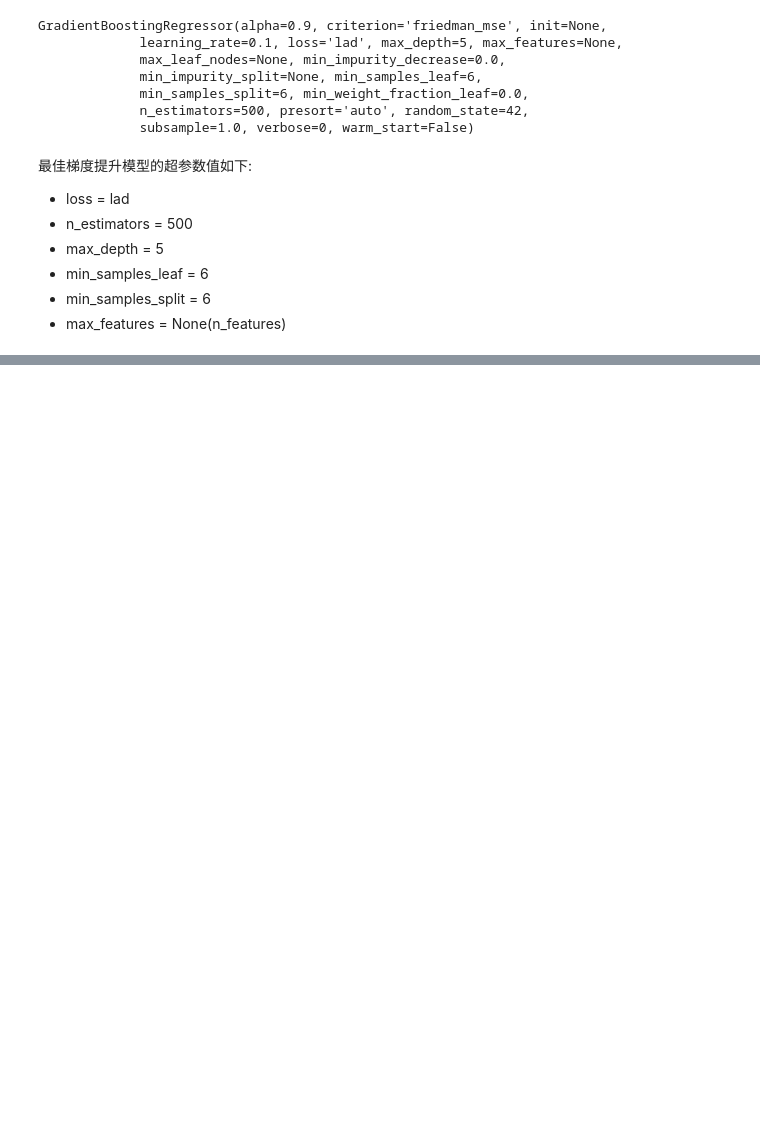
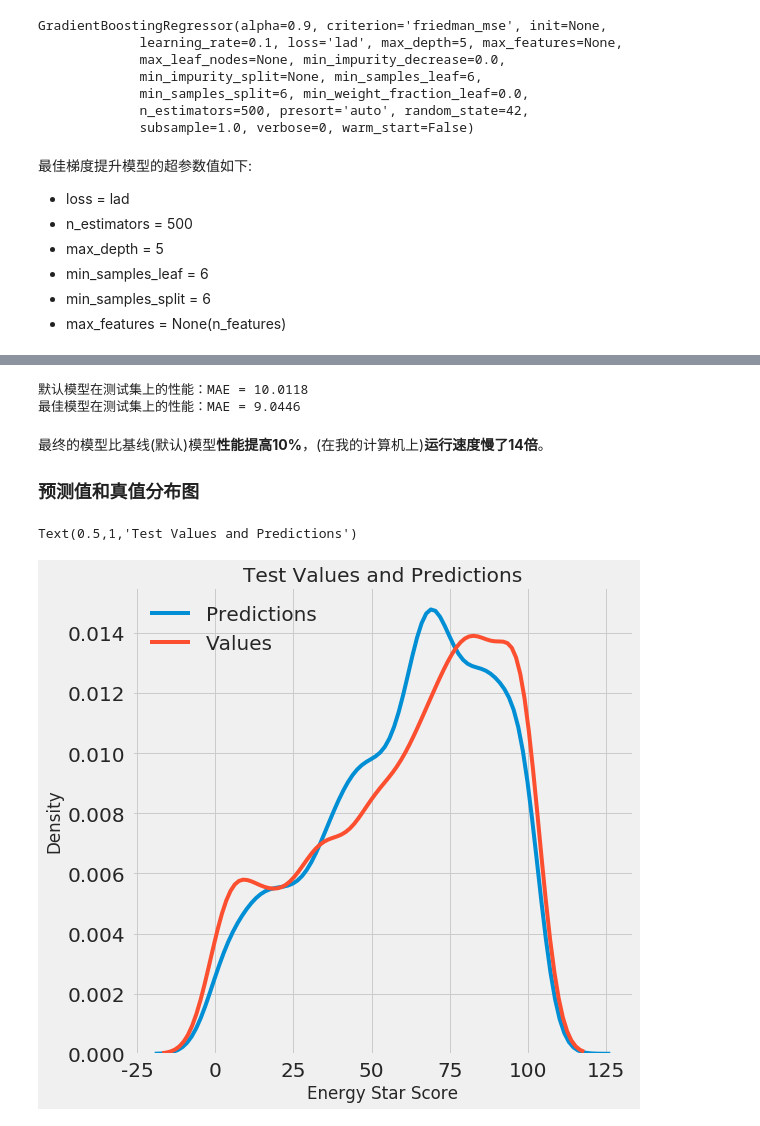
Before and after one commit to Bugdragon/energy_star_score, a Jupyter notebook: Machine Learning Project Part 2.ipynb, the cells around one changed output, grey strips where cells are left out. Saved outputs shown, nothing was run; the diff lists cells and outputs as text; code cells hidden in the pictures; blank space fills up the shorter version.

```diff
--- a/Machine Learning Project Part 2.ipynb
+++ b/Machine Learning Project Part 2.ipynb
@@ -356,0 +444,7 @@ GradientBoostingRegressor(alpha=0.9, criterion='friedman_mse', init=None,
+# %%
+# 默认模型
+default_model = GradientBoostingRegressor(random_state = 42)
+# 最佳模型
+final_model = grid_search.best_estimator_
+
+final_model
@@ -356,0 +468,24 @@ GradientBoostingRegressor(alpha=0.9, criterion='friedman_mse', init=None,
+# %%
+default_pred = default_model.predict(X_test)
+final_pred = final_model.predict(X_test)
+
+print('默认模型在测试集上的性能：MAE = %0.4f' % mae(y_test, default_pred))
+print('最佳模型在测试集上的性能：MAE = %0.4f' % mae(y_test, final_pred))
+# %% [output]
+默认模型在测试集上的性能：MAE = 10.0118
+最佳模型在测试集上的性能：MAE = 9.0446
+# %% [markdown]
+最终的模型比基线(默认)模型**性能提高10%**，(在我的计算机上)**运行速度慢了14倍**。
+
+### 预测值和真值分布图
+# %%
+figsize(8, 8)
+# 最佳模型的预测值和测试真值的密度图
+sns.kdeplot(final_pred, label = 'Predictions')
+sns.kdeplot(y_test, label = 'Values')
+plt.xlabel('Energy Star Score')
+plt.ylabel('Density')
+plt.title('Test Values and Predictions')
+# %% [output]
+Text(0.5,1,'Test Values and Predictions')
+[figure, added]
```
Also changed, not shown: parts of 17 cells of this notebook, 3 other files.
